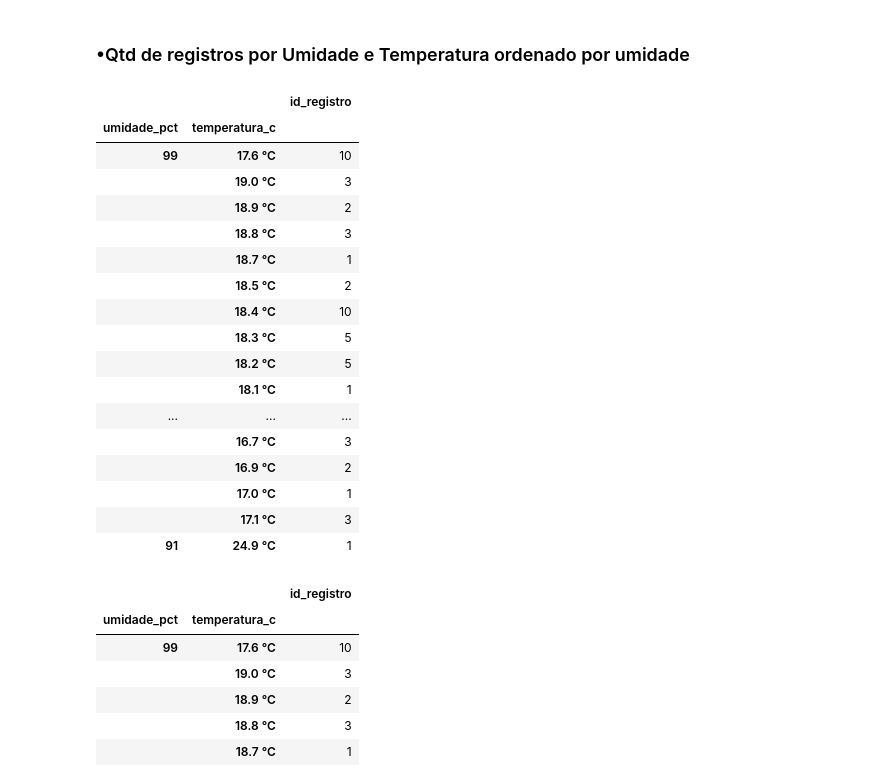
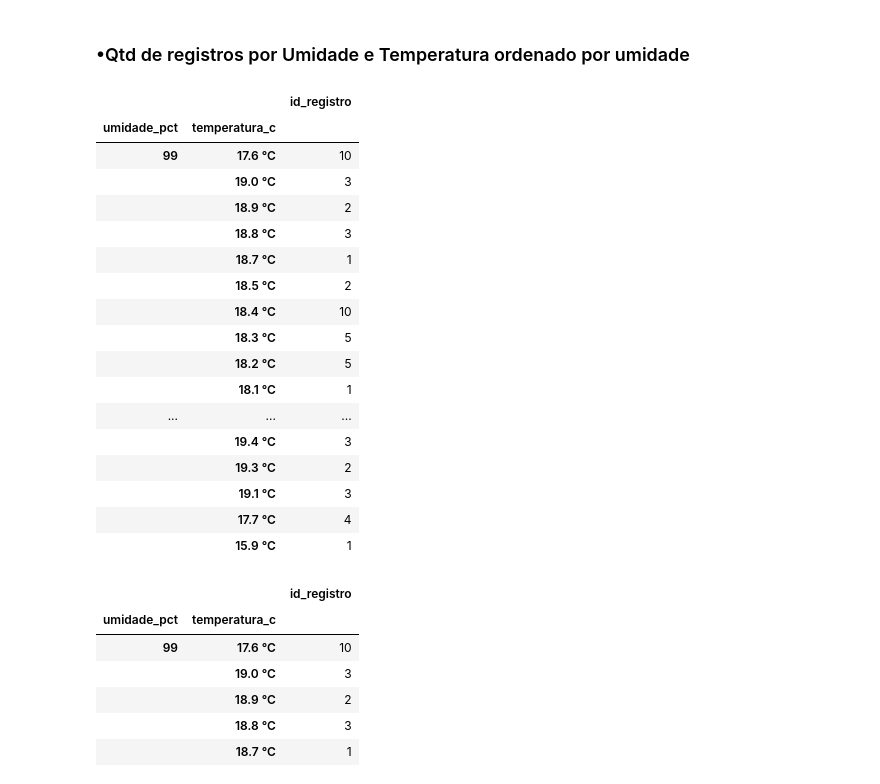
Before and after one commit to dinizjr/Trilha-IA, a Jupyter notebook: DS/Ex01.ipynb, the cells around one changed output. Cells and saved outputs as stored; diff of their text form; code cells hidden in the pictures.

```diff
--- a/DS/Ex01.ipynb
+++ b/DS/Ex01.ipynb
@@ -651,39 +651,39 @@ anfibios = (
         "umidade_pct",
         "temperatura_c"]]
         .assign(
         umidade_pct=lambda x: pd.to_numeric(
             x["umidade_pct"].str.replace("%", "", regex=False),
             errors="coerce"
         ).round().astype("Int64")
     )
     .groupby(
         ["umidade_pct",
          "temperatura_c"
         ])
     .count()
     .sort_values(by="umidade_pct", ascending=False)
 )
 
-anfibios
+anfibios.head(30)
 # %% [output]
 |  |  | id_registro |
 | umidade_pct | temperatura_c |  |
 | 99 | 17.6 °C | 10 |
 |  | 19.0 °C | 3 |
 |  | 18.9 °C | 2 |
 |  | 18.8 °C | 3 |
 |  | 18.7 °C | 1 |
 |  | 18.5 °C | 2 |
 |  | 18.4 °C | 10 |
 |  | 18.3 °C | 5 |
 |  | 18.2 °C | 5 |
 |  | 18.1 °C | 1 |
 | ... | ... | ... |
-|  | 16.7 °C | 3 |
-|  | 16.9 °C | 2 |
-|  | 17.0 °C | 1 |
-|  | 17.1 °C | 3 |
-| 91 | 24.9 °C | 1 |
+|  | 19.4 °C | 3 |
+|  | 19.3 °C | 2 |
+|  | 19.1 °C | 3 |
+|  | 17.7 °C | 4 |
+|  | 15.9 °C | 1 |
 # %%
 anfibios = (
     dt[[
```
Also changed, not shown: parts of 26 cells of this notebook.
